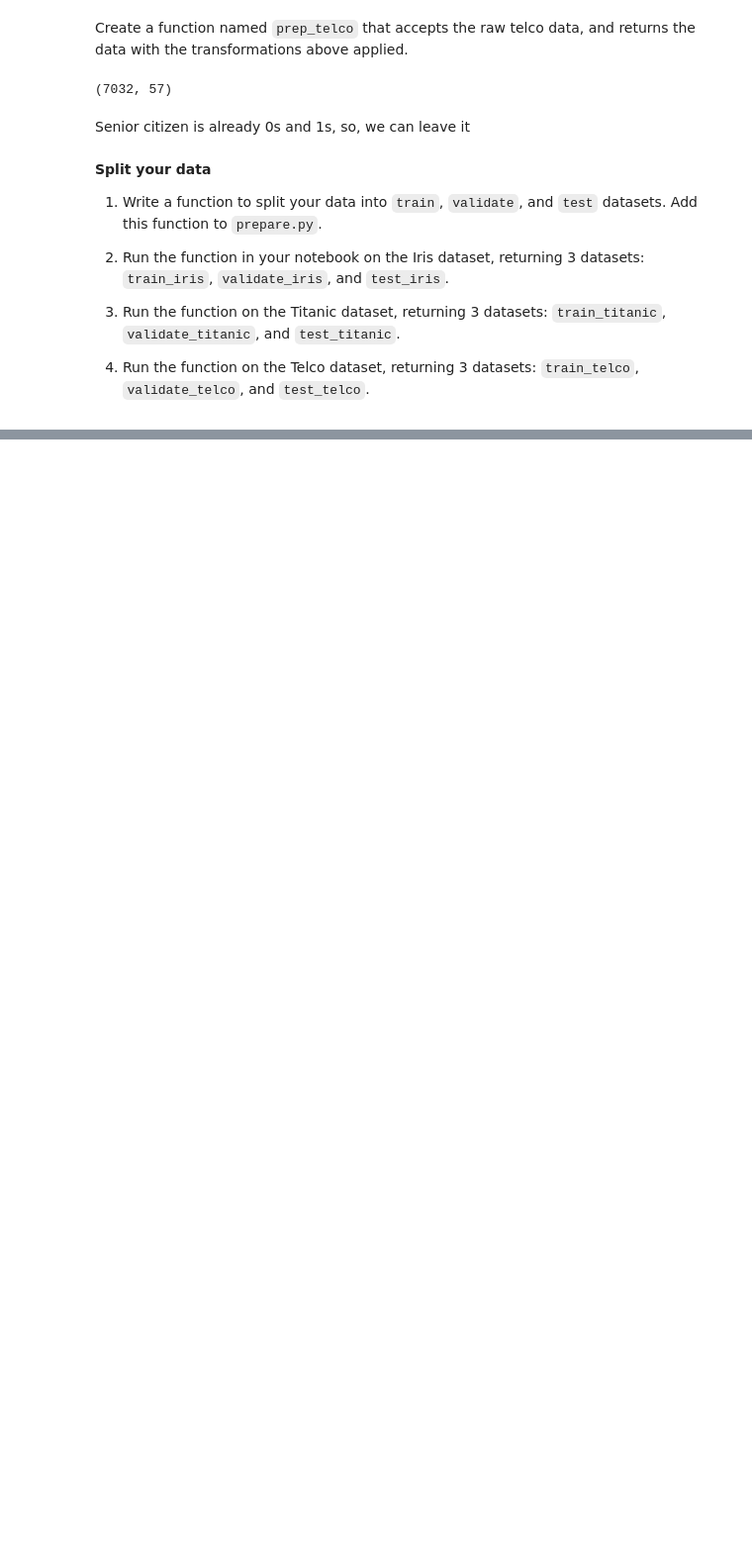
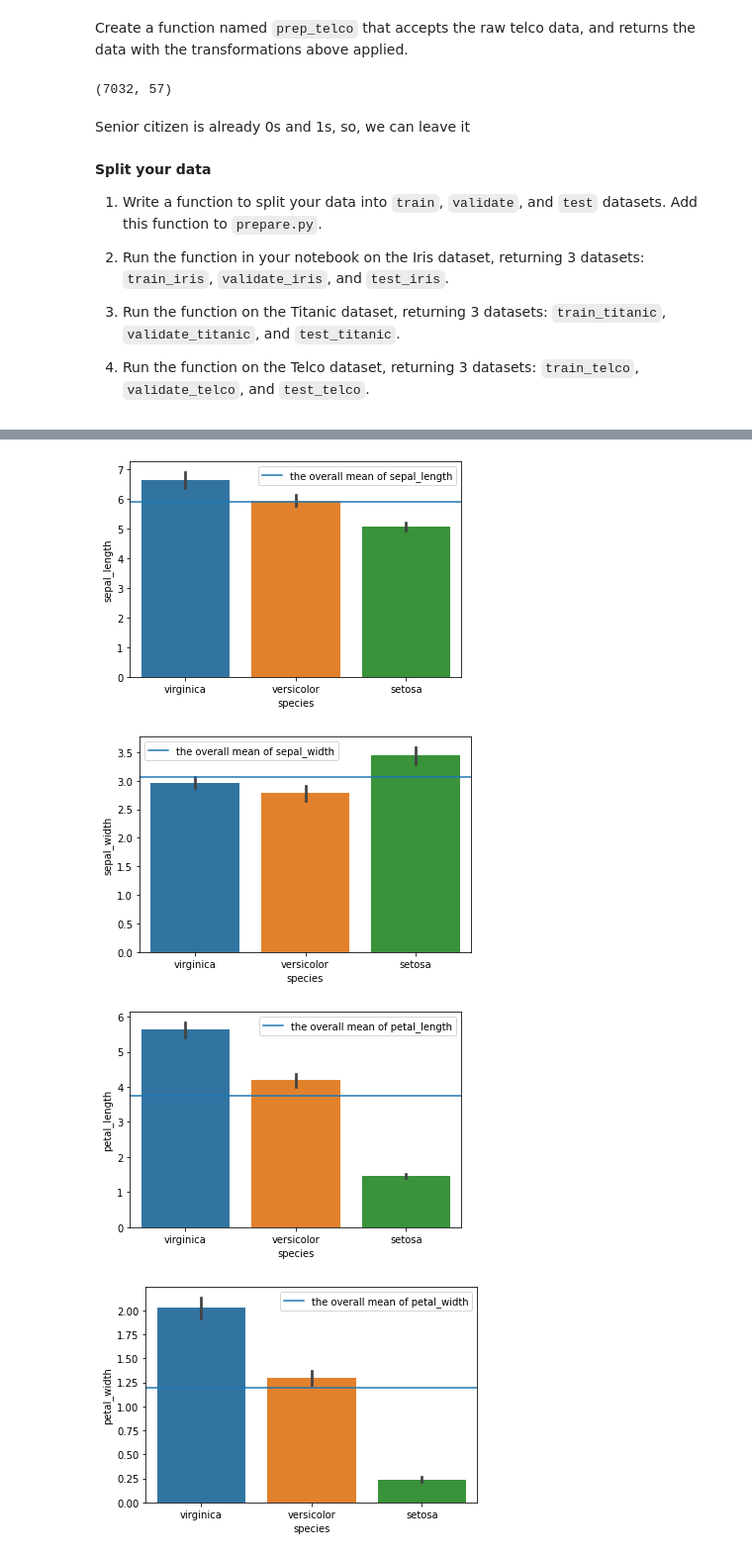
Before and after one commit to nadia-paz/classification-exercises, a Jupyter notebook: classification_exercises.ipynb, the cells around one changed output, grey strips where cells are left out. Shown at 99% size. Saved outputs shown, nothing was run; the diff lists cells and outputs as text; code cells hidden in the pictures; blank space fills up the shorter version.

```diff
--- a/classification_exercises.ipynb
+++ b/classification_exercises.ipynb
@@ -656,0 +731,15 @@ train_telco, validate_telco, test_telco = split_db(prep_telco(ac.get_telco_data(
+# %%
+#Visualize each measurement type (y-axis) with the species variable (x-axis) using barplots,
+#adding a horizontal line showing the overall mean of the metric (y-axis).
+
+for col in iris_numeric_columns:
+    sns.barplot(x='species', y= col, data=train_iris)
+    iris_mean = train_iris[col].mean()
+    plt.axhline(iris_mean, label = 'the overall mean of ' + col)
+    plt.legend()
+    plt.show()
+# %% [output]
+[figure, added]
+[figure, added]
+[figure, added]
+[figure, added]
```
Also changed, not shown: parts of 56 cells of this notebook.
